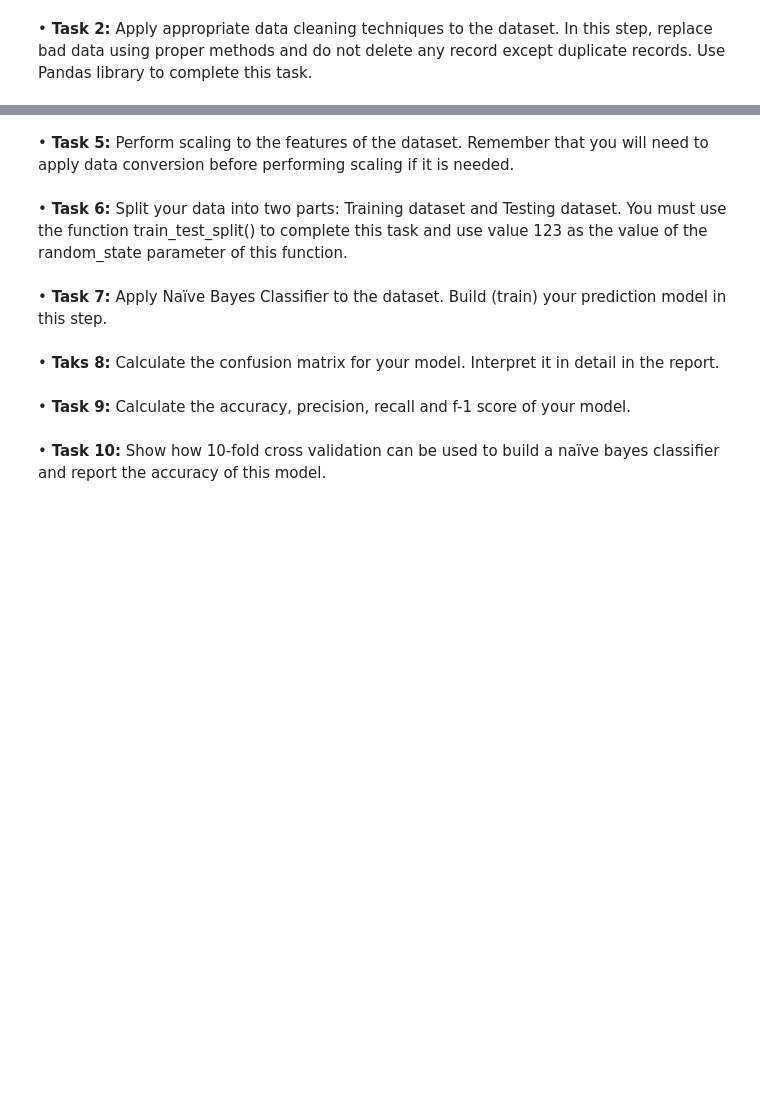
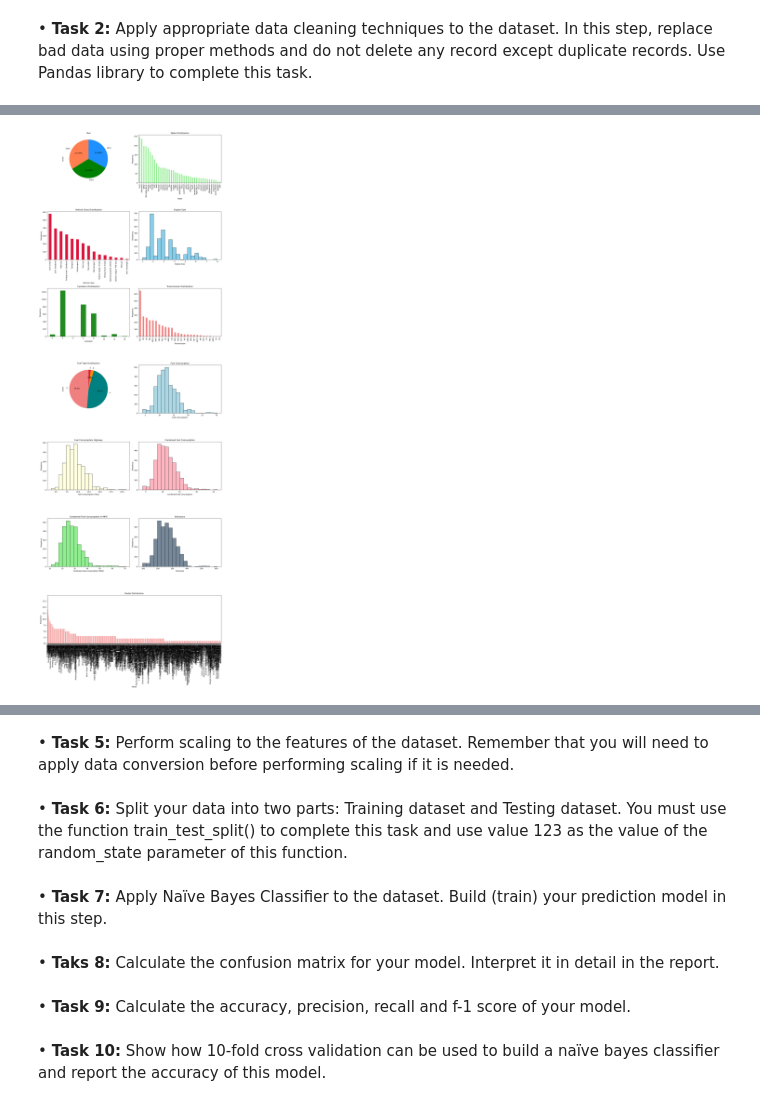
Before and after one commit to FahimWayez/pythonProject, a Jupyter notebook: python_final_project_group_03.ipynb, the cells around one changed output, grey strips where cells are left out. Drawn from its saved outputs; the diff is of its cells as text; code cells hidden in the pictures; blank space fills up the shorter version.

Commit message:
task 3 completed

```diff
--- a/python_final_project_group_03.ipynb
+++ b/python_final_project_group_03.ipynb
@@ -34,5 +35,6 @@ import pandas as pd
 # write task-1 solution
 
 # start writing your code here
-df = pd.read_csv('projectDataset.csv', encoding='cp1252')
-df
+path = 'projectDataset.csv'
+df = pd.read_csv(path)
+# df.head()
@@ -65 +53,85 @@ df
+# %%
+# write task-3 solution
+
+# start writing your code here
+plt.figure(figsize=(15, 45))
+
+plt.subplot(7, 2, 1)
+df['YEAR'].value_counts().plot(kind='pie', autopct='%0.3f%%', startangle=90, colors=['coral', 'green', 'dodgerblue'])
+plt.title('Year')
+
+plt.subplot(7, 2, 2)
+df['MAKE'].value_counts().plot(kind='bar', color='lightgreen')
+plt.title('Make Distribution')
+plt.xlabel('Make')
+plt.ylabel('Frequency')
+
+plt.subplot(7, 2, 3)
+df['VEHICLE CLASS'].value_counts().plot(kind='bar', color='crimson')
+plt.title('Vehicle Class Distribution')
+plt.xlabel('Vehicle Class')
+plt.ylabel('Frequency')
+
+plt.subplot(7, 2, 4)
+plt.hist(df['ENGINE SIZE'], bins=20, color='skyblue', edgecolor='black')
+plt.title('Engine Size')
+plt.xlabel('Engine Size')
+plt.ylabel('Frequency')
+
+plt.subplot(7, 2, 5)
+df['CYLINDERS'].value_counts().sort_index().plot(kind='bar', color='forestgreen')
+plt.title('Cylinders Distribution')
+plt.xlabel('Cylinders')
+plt.ylabel('Frequency')
+
+plt.subplot(7, 2, 6)
+df['TRANSMISSION'].value_counts().plot(kind='bar', color='lightcoral')
+plt.title('Transmission Distribution')
+plt.xlabel('Transmission')
+plt.ylabel('Frequency')
+
+plt.subplot(7, 2, 7)
+df['FUEL'].value_counts().plot(kind='pie', autopct='%0.1f%%', startangle=90, colors=['lightcoral', 'teal', 'darkorange', 'crimson'])
+plt.title('Fuel Type Distribution')
+
+plt.subplot(7, 2, 8)
+plt.hist(df['FUEL CONSUMPTION'], bins=20, color='lightblue', edgecolor='black')
+plt.title('Fuel Consumption')
+plt.xlabel('Fuel Consumption')
+
+plt.subplot(7, 2, 9)
+plt.hist(df['HWY (L/100 km)'], bins=20, color='lightyellow', edgecolor='black')
+plt.title('Fuel Consumption Highway')
+plt.xlabel('Fuel Consumption (Hwy)')
+plt.ylabel('Frequency')
+
+plt.subplot(7, 2, 10)
+plt.hist(df['COMB (L/100 km)'], bins=20, color='lightpink', edgecolor='black')
+plt.title('Combined Fuel Consumption')
+plt.xlabel('Combined Fuel Consumption')
+plt.ylabel('Frequency')
+
+plt.subplot(7, 2, 11)
+plt.hist(df['COMB (mpg)'], bins=20, color='lightgreen', edgecolor='black')
+plt.title('Combined Fuel Consumption in MPG')
+plt.xlabel('Combined Fuel Consumption (MPG)')
+plt.ylabel('Frequency')
+
+plt.subplot(7, 2, 12)
+plt.hist(df['EMISSIONS'], bins=20, color='lightslategray', edgecolor='black')
+plt.title('Emissions')
+plt.xlabel('Emissions')
+plt.ylabel('Frequency')
+
+plt.subplot(7, 2, (13,14))
+df['MODEL'].value_counts().plot(kind='bar', color='lightcoral')
+plt.title('Model Distribution')
+plt.xlabel('Model')
+plt.ylabel('Frequency')
+
+plt.tight_layout()
+
+plt.show()
+# %% [output]
+[figure, added]
 # %% [markdown]
```
Also changed, not shown: parts of 6 cells of this notebook, 2 other files.
